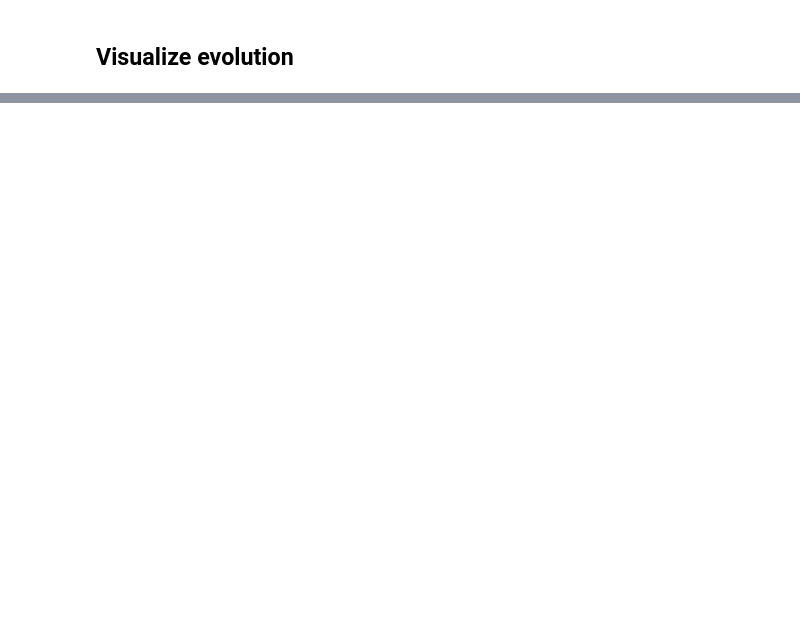
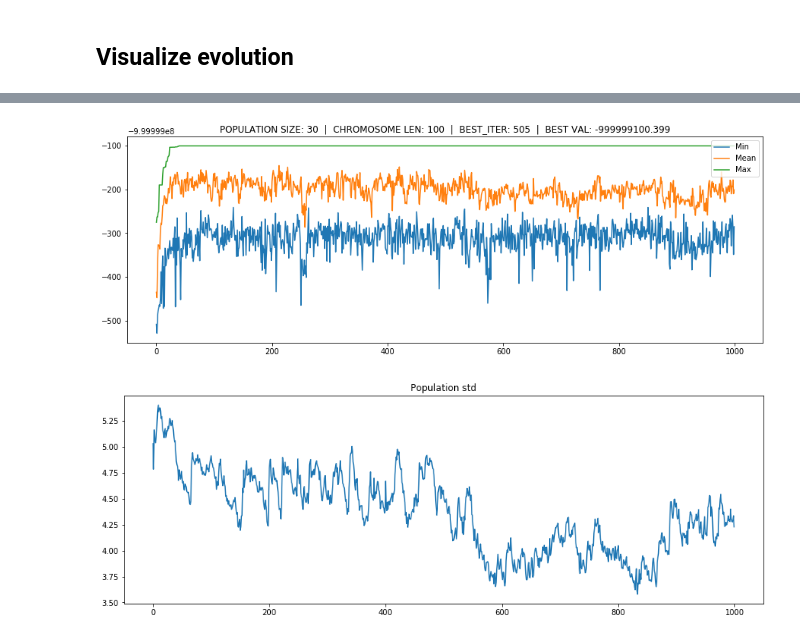
Before and after one commit to TheFebrin/UNIVERSITY, a Jupyter notebook: AI 4 Games/Assignment 2/mars_lander.ipynb, the cells around one changed output, grey strips where cells are left out. Cells and saved outputs as stored; diff of their text form; code cells hidden in the pictures; blank space fills up the shorter version.

```diff
--- a/AI 4 Games/Assignment 2/mars_lander.ipynb
+++ b/AI 4 Games/Assignment 2/mars_lander.ipynb
@@ -506,9 +519,8 @@ def plot_population(population: np.ndarray):
     clear_output(wait=True)
     plt.show()
 # %%
-%%time
+# %%time
 
-for i, population in enumerate(model.population_history):
-    break
-    print(f'{i + 1} / {len(model.population_history)}')
-    plot_population(population=population)
+# for i, population in enumerate(model.population_history):
+#     print(f'{i + 1} / {len(model.population_history)}')
+#     plot_population(population=population)
@@ -520,0 +737,4 @@ b = np.array([-1.0, -1.0, 0.0, 1.0, 0.0, 1.0, 0.0, 1.0, -1.0, 1.0, 1.0, 0.0, 1.0
+# %%
+%%time
+CHROMOSOME_LEN = 100
+model = RHEA(N=30, chromosome_len=CHROMOSOME_LEN, n_mutations=2)
@@ -520,0 +743,15 @@ b = np.array([-1.0, -1.0, 0.0, 1.0, 0.0, 1.0, 0.0, 1.0, -1.0, 1.0, 1.0, 0.0, 1.0
+# %%
+%%time
+for _ in tqdm(range(1000), position=0):
+    model.population_rollout(
+        x=x_start, y=y_start,
+        h_speed=h_speed_start, v_speed=v_speed_start,
+        fuel=fuel_start, angle=angle_start, power=power_start,
+        point_surface=point_surface,
+        l=l_start, r=r_start, h=h_start
+    )
+    model.run()
+
+model.plot_cost()
+model.plot_std()
+# %% [output]
@@ -521 +759,3 @@ b = np.array([-1.0, -1.0, 0.0, 1.0, 0.0, 1.0, 0.0, 1.0, -1.0, 1.0, 1.0, 0.0, 1.0
+[figure, added]
+[figure, added]
 # %%
```
Also changed, not shown: parts of 18 cells of this notebook, 2 other files.
